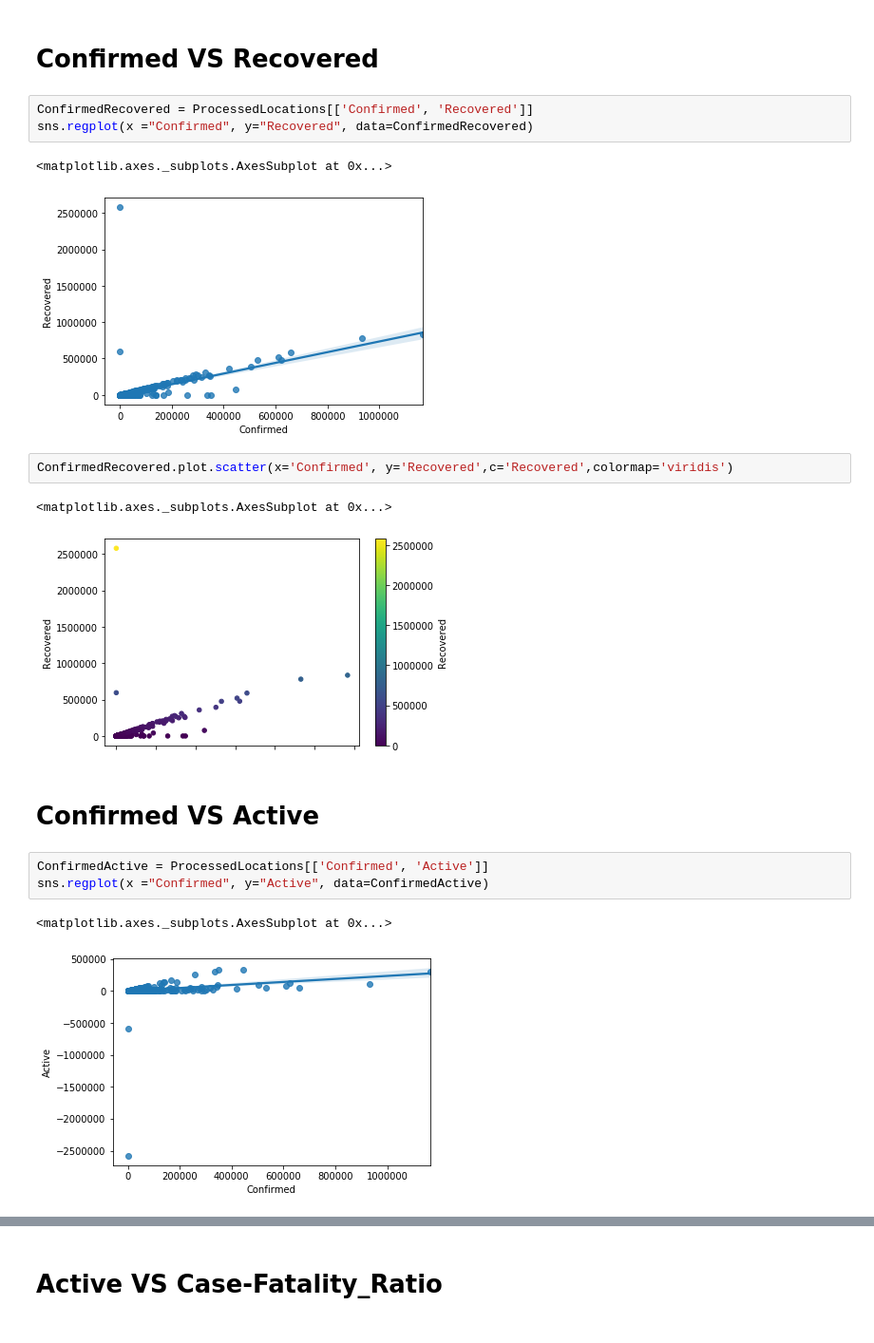
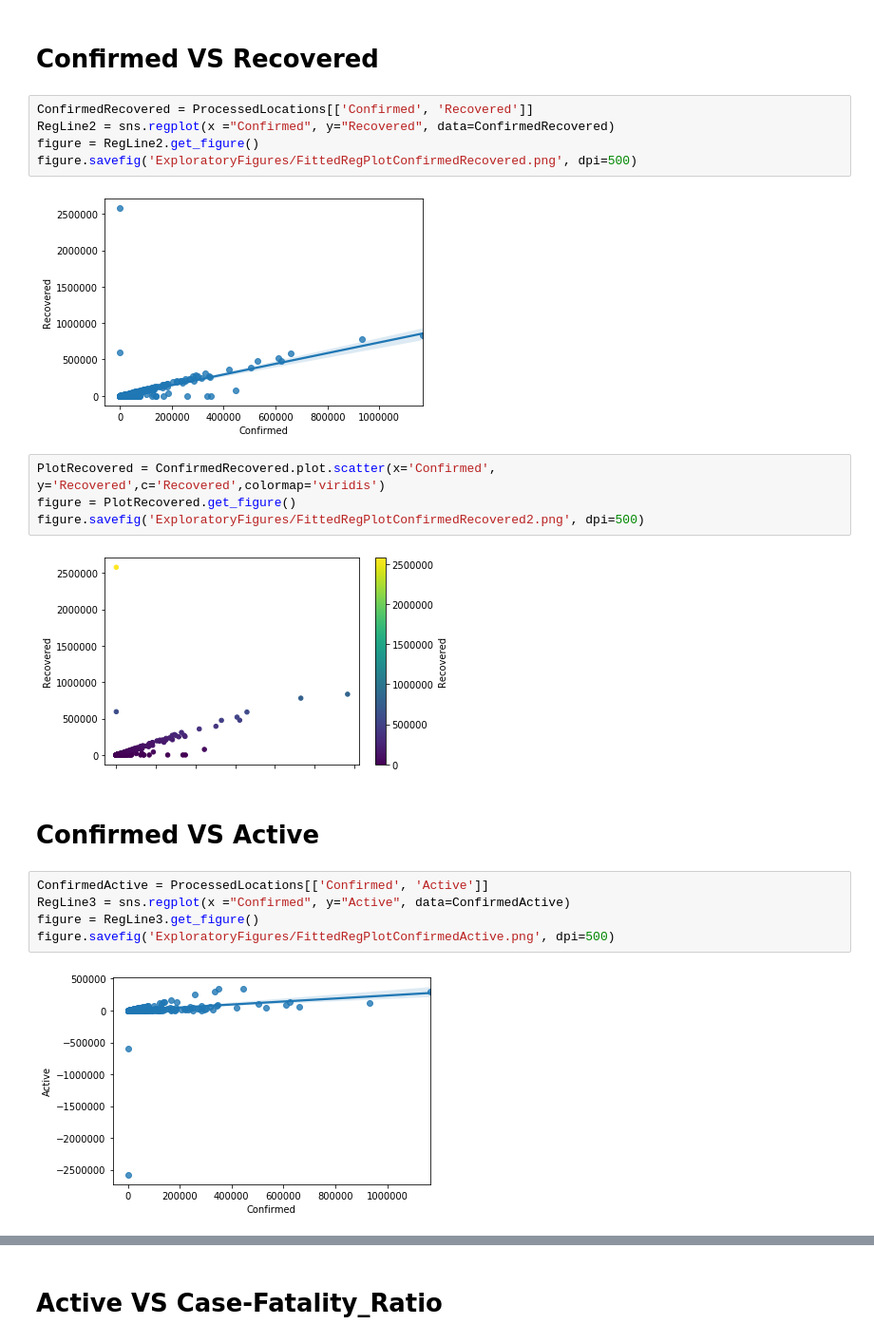
Before and after one commit to rsehmbi/covid19, a Jupyter notebook: ExploratoryDataAnalysis.ipynb, the cells around one changed output, grey strips where cells are left out. Shown: that part at 95% size. Drawn from its saved outputs; the diff is of its cells as text.

Commit message:
Saves the plots

```diff
--- a/ExploratoryDataAnalysis.ipynb
+++ b/ExploratoryDataAnalysis.ipynb
@@ -177,21 +185,24 @@ ConfirmedDeaths.plot.scatter(x='Confirmed', y='Deaths',c='Deaths',colormap='viri
 # Confirmed VS Recovered
 # %%
 ConfirmedRecovered = ProcessedLocations[['Confirmed', 'Recovered']]
-sns.regplot(x ="Confirmed", y="Recovered", data=ConfirmedRecovered)
+RegLine2 = sns.regplot(x ="Confirmed", y="Recovered", data=ConfirmedRecovered)
+figure = RegLine2.get_figure()
+figure.savefig('ExploratoryFigures/FittedRegPlotConfirmedRecovered.png', dpi=500)
 # %% [output]
-<matplotlib.axes._subplots.AxesSubplot at 0x...>
 [figure]
 # %%
-ConfirmedRecovered.plot.scatter(x='Confirmed', y='Recovered',c='Recovered',colormap='viridis')
+PlotRecovered = ConfirmedRecovered.plot.scatter(x='Confirmed', y='Recovered',c='Recovered',colormap='viridis')
+figure = PlotRecovered.get_figure()
+figure.savefig('ExploratoryFigures/FittedRegPlotConfirmedRecovered2.png', dpi=500)
 # %% [output]
-<matplotlib.axes._subplots.AxesSubplot at 0x...>
 [figure]
 # %% [markdown]
 # Confirmed VS Active
 # %%
 ConfirmedActive = ProcessedLocations[['Confirmed', 'Active']]
-sns.regplot(x ="Confirmed", y="Active", data=ConfirmedActive)
+RegLine3 = sns.regplot(x ="Confirmed", y="Active", data=ConfirmedActive)
+figure = RegLine3.get_figure()
+figure.savefig('ExploratoryFigures/FittedRegPlotConfirmedActive.png', dpi=500)
 # %% [output]
-<matplotlib.axes._subplots.AxesSubplot at 0x...>
-[figure, old version]
+[figure, new version]
 # %%
```
Also changed, not shown: parts of 29 cells of this notebook, 36 other files.
